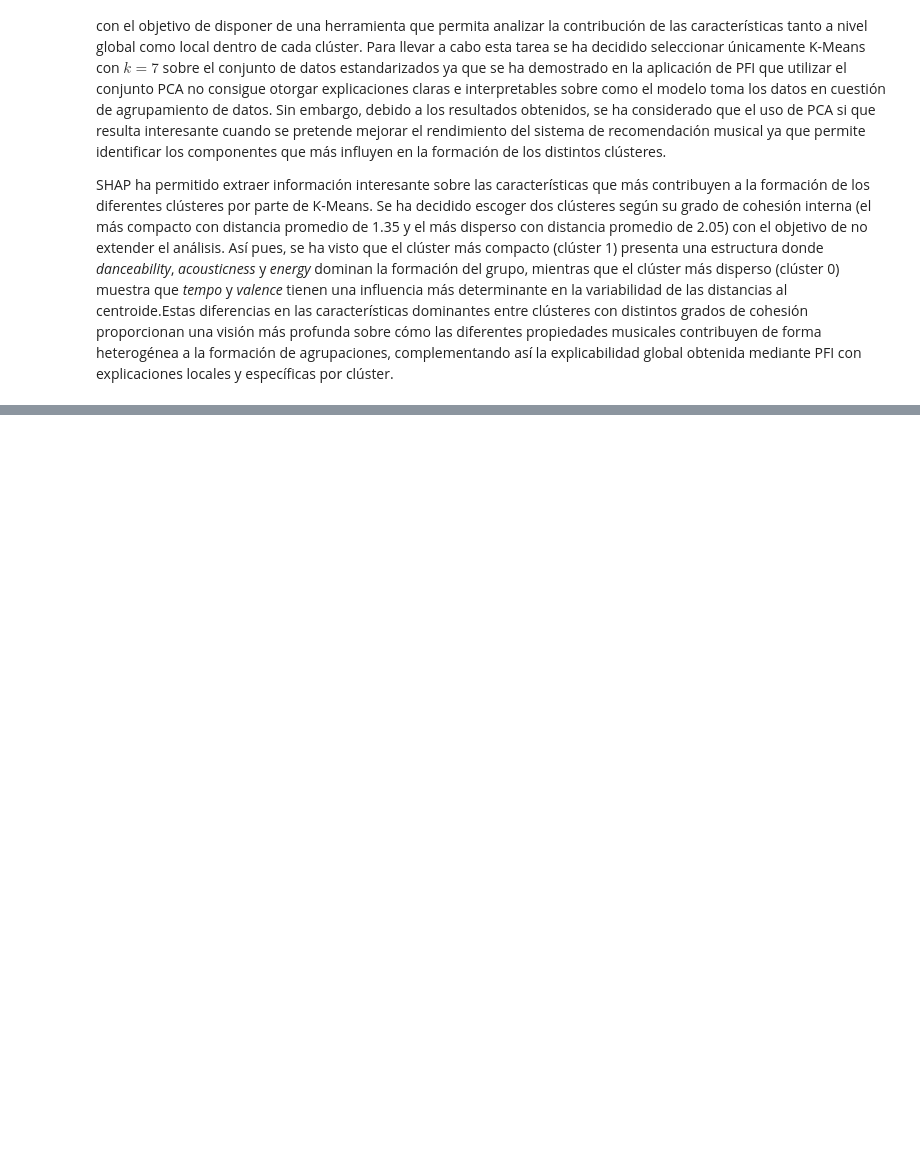
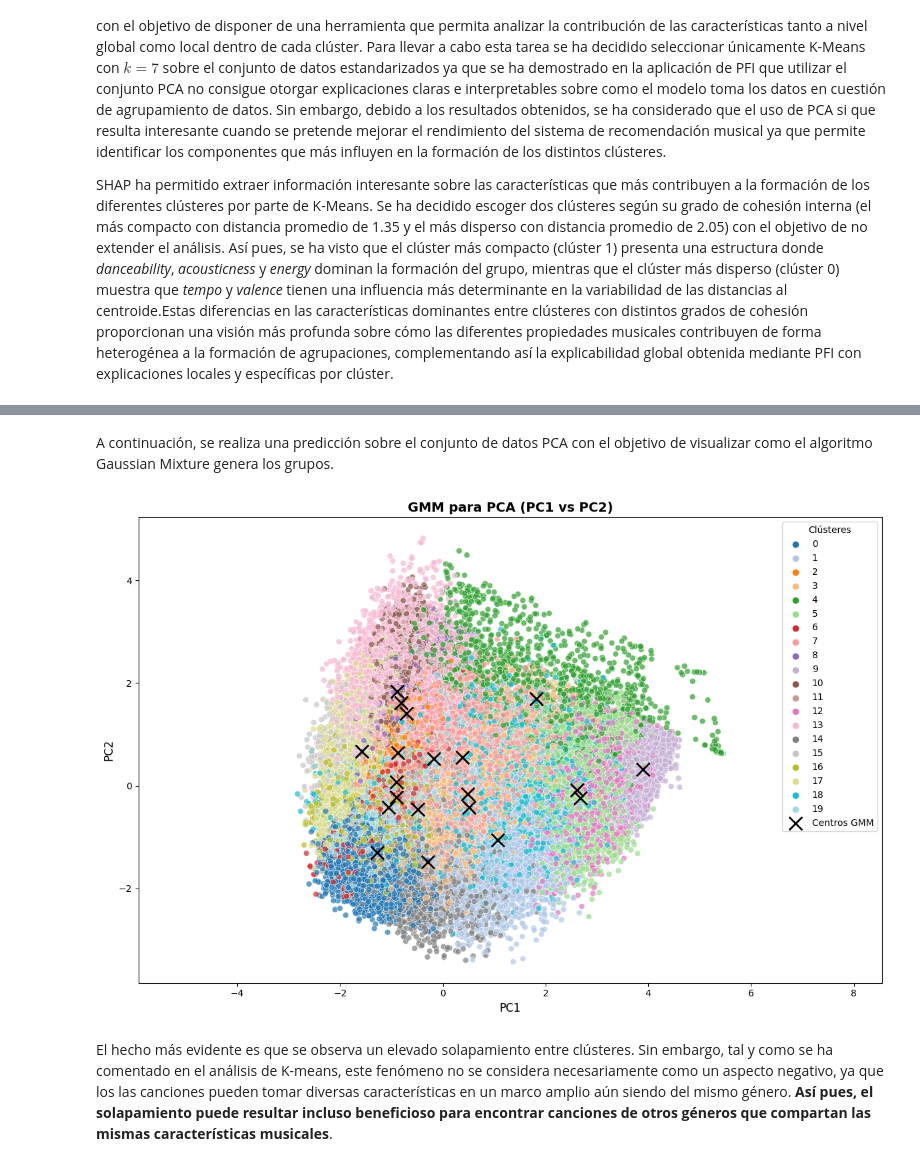
Before and after one commit to marcfpereirauoc/TFG, a Jupyter notebook: 03_explicabilidad_incertidumbre.ipynb, the cells around one changed output, grey strips where cells are left out. Saved outputs shown, nothing was run; the diff lists cells and outputs as text; code cells hidden in the pictures; blank space fills up the shorter version.

```diff
--- a/03_explicabilidad_incertidumbre.ipynb
+++ b/03_explicabilidad_incertidumbre.ipynb
@@ -670,0 +801,33 @@ SHAP ha permitido extraer información interesante sobre las características qu
+# %% [markdown]
+A continuación, se realiza una predicción sobre el conjunto de datos PCA con el objetivo de visualizar como el algoritmo Gaussian Mixture genera los grupos.
+# %%
+labels_gmm = gmm_pca.predict(X_pca)
+
+clusters = sorted(np.unique(labels_gmm))
+
+# Crear DataFrame con la columna de clústeres para que seaborn use el nombre como título
+df_plot = X_pca_df.copy()
+df_plot['Clústeres'] = labels_gmm
+
+s = 40
+a = 0.7
+
+plt.figure(figsize=(12, 8))
+plt.axis('equal')
+
+sns.scatterplot(data=df_plot, x='PC1', y='PC2', hue='Clústeres', hue_order=clusters, s=s, alpha=a, palette='tab20', zorder=2, legend=True)
+
+# Se obtienen los centros de cada clúster en base a los datos de PC1 y PC2
+centers_2d = gmm_pca.means_[:, :2]
+plt.scatter(centers_2d[:, 0], centers_2d[:, 1], c='black', marker='x', s=200, linewidths=2, label='Centros GMM', zorder=3)
+
+plt.title('GMM para PCA (PC1 vs PC2)', fontsize=14, fontweight='bold')
+plt.xlabel('PC1', fontsize=12)
+plt.ylabel('PC2', fontsize=12)
+plt.legend(title='Clústeres', loc='upper right')
+plt.tight_layout()
+plt.show()
+# %% [output]
+[figure, added]
+# %% [markdown]
+El hecho más evidente es que se observa un elevado solapamiento entre clústeres. Sin embargo, tal y como se ha comentado en el análisis de K-means, este fenómeno no se considera necesariamente como un aspecto negativo, ya que los las canciones pueden tomar diversas características en un marco amplio aún siendo del mismo género. **Así pues, el solapamiento puede resultar incluso beneficioso para encontrar canciones de otros géneros que compartan las mismas características musicales**.
```
Also changed, not shown: parts of 30 cells of this notebook, 4 other files.
